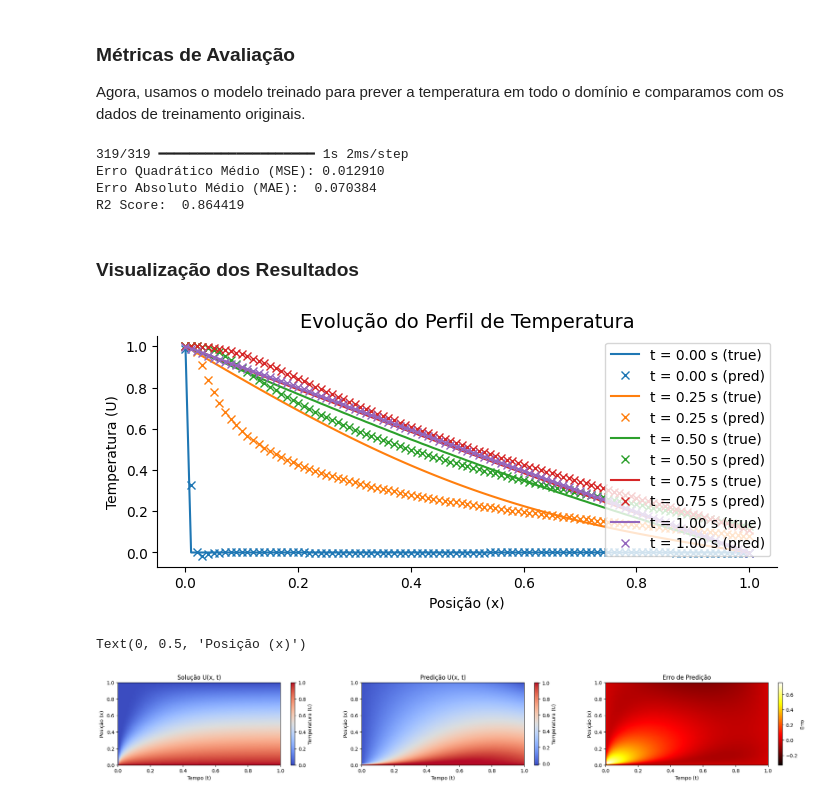
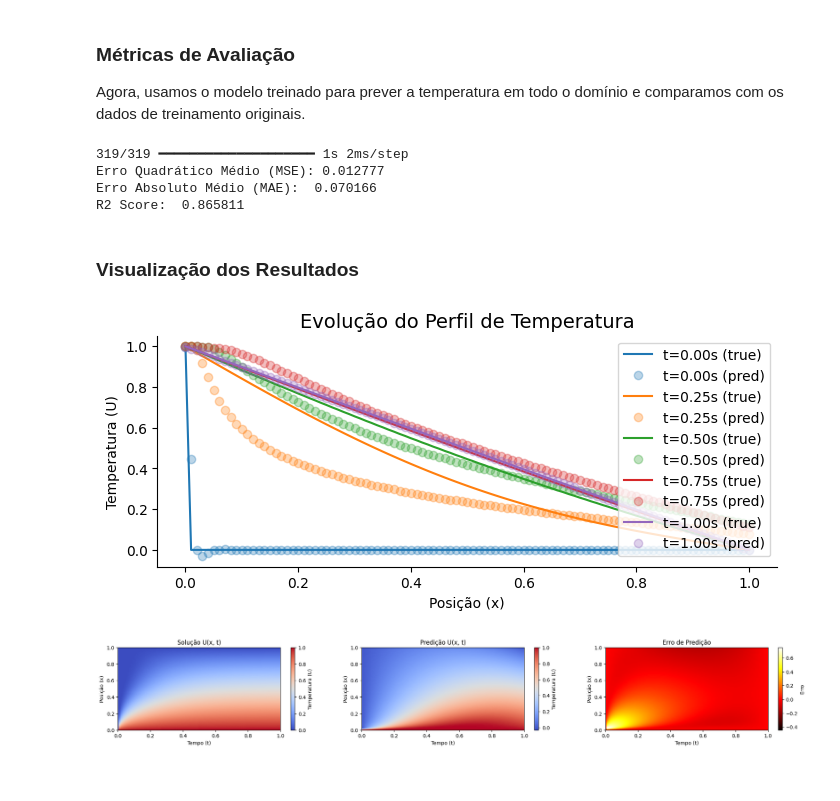
Before and after one commit to thiagoneye/master-sciml, a Jupyter notebook: 04-neural_solvers/notebooks/heat_equation_dirichlet.ipynb, the cells around one changed output. Drawn from its saved outputs; the diff is of its cells as text; code cells hidden in the pictures.

```diff
--- a/04-neural_solvers/notebooks/heat_equation_dirichlet.ipynb
+++ b/04-neural_solvers/notebooks/heat_equation_dirichlet.ipynb
@@ -142,7 +138,7 @@ ax.legend();
 # %% [markdown]
 ### Construção do Modelo (Rede Neural)
 # %%
-def create_pinn_model(num_hidden_layers=8, num_neurons=32):
+def create_pinn_model(num_hidden_layers=10, num_neurons=64):
     model = tf.keras.Sequential()
 
     model.add(tf.keras.layers.InputLayer(input_shape=(2,)))
@@ -385,41 +382,41 @@ print(f"Erro Absoluto Médio (MAE):  {mae:.6f}")
 print(f"R2 Score:  {r2:.6f}")
 # %% [output]
 319/319 ━━━━━━━━━━━━━━━━━━━━ 1s 2ms/step
-Erro Quadrático Médio (MSE): 0.012910
-Erro Absoluto Médio (MAE):  0.070384
-R2 Score:  0.864419
+Erro Quadrático Médio (MSE): 0.012777
+Erro Absoluto Médio (MAE):  0.070166
+R2 Score:  0.865811
 # %% [markdown]
 ### Visualização dos Resultados
 # %%
 # Perfis de Temperatura ao Longo do Tempo
 
 t = np.unique(X[:, 0])
 x = np.unique(X[:, 1])
 
 Nt = len(t)
 Nx = len(x)
 
 U_sol = T.reshape([Nt, Nx])
 U_pred = T_pred.reshape([Nt, Nx])
 Err = U_sol - U_pred
 
 fig, ax = plt.subplots(figsize=(8, 3))
 
 idx_time = [0, Nt // 4, Nt // 2, 3 * Nt // 4, Nt - 1]  # Pega 5 instantes de tempo
 for i, t_idx in enumerate(idx_time):
-    line = ax.plot(x, U_sol[t_idx, :], label=f"t = {t[t_idx]:.2f} s (true)")[0]
+    line = ax.plot(x, U_sol[t_idx, :], label=f"t={t[t_idx]:.2f}s (true)")[0]
     plot_color = line.get_color()
-    ax.plot(x, U_pred[t_idx, :], "x", color=plot_color, label=f"t = {t[t_idx]:.2f} s (pred)")
+    ax.plot(x, U_pred[t_idx, :], "o", color=plot_color, label=f"t={t[t_idx]:.2f}s (pred)", alpha=0.3)
 
 ax.set_title("Evolução do Perfil de Temperatura", fontsize=14)
 ax.set_xlabel("Posição (x)", fontsize=10)
 ax.set_ylabel("Temperatura (U)", fontsize=10)
 ax.legend()
 
 ax.spines["top"].set_visible(False)
 ax.spines["right"].set_visible(False)
 # %% [output]
-[figure, old version]
+[figure, new version]
 # %%
 # Mapa de Calor U(x, t) - Valores Reais
 
@@ -455,5 +452,4 @@ ax[2].set_title("Erro de Predição")
 ax[2].set_xlabel("Tempo (t)", fontsize=10)
 ax[2].set_ylabel("Posição (x)", fontsize=10);
 # %% [output]
-Text(0, 0.5, 'Posição (x)')
-[figure, old version]
+[figure, new version]
```
Also changed, not shown: parts of 7 cells of this notebook.
